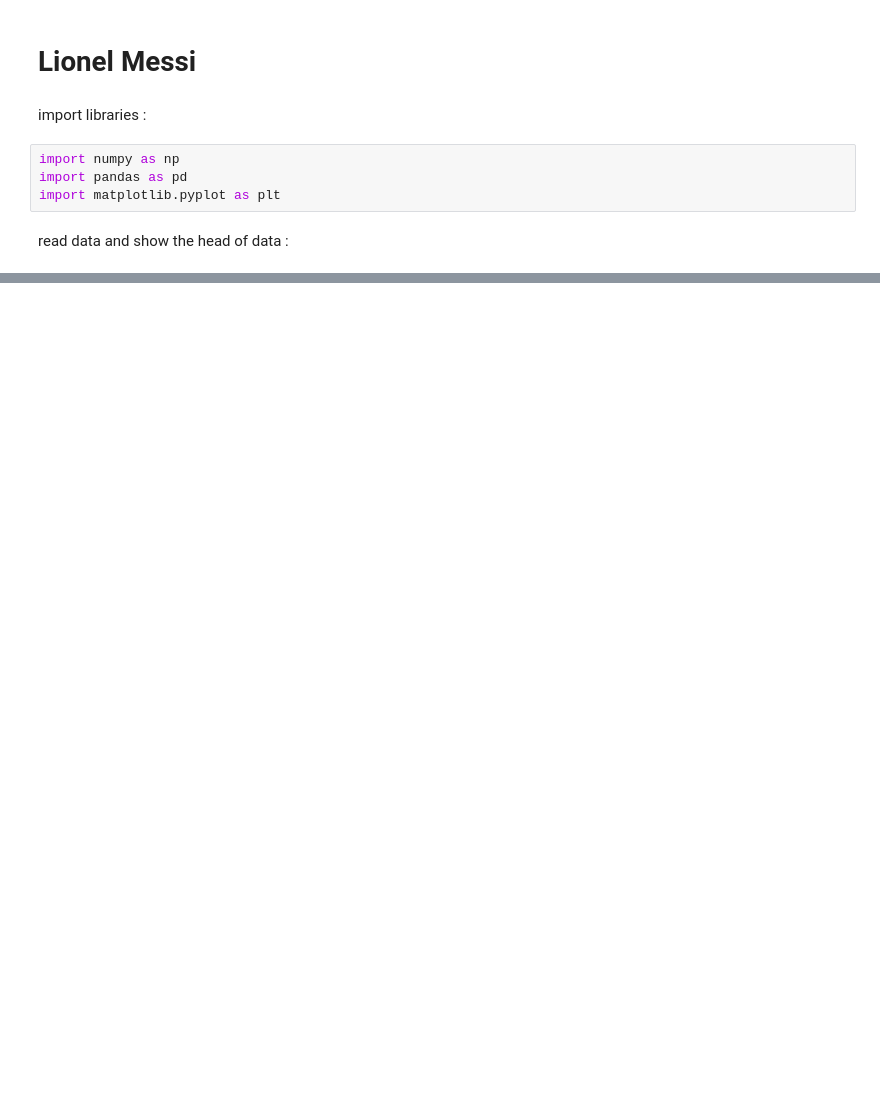
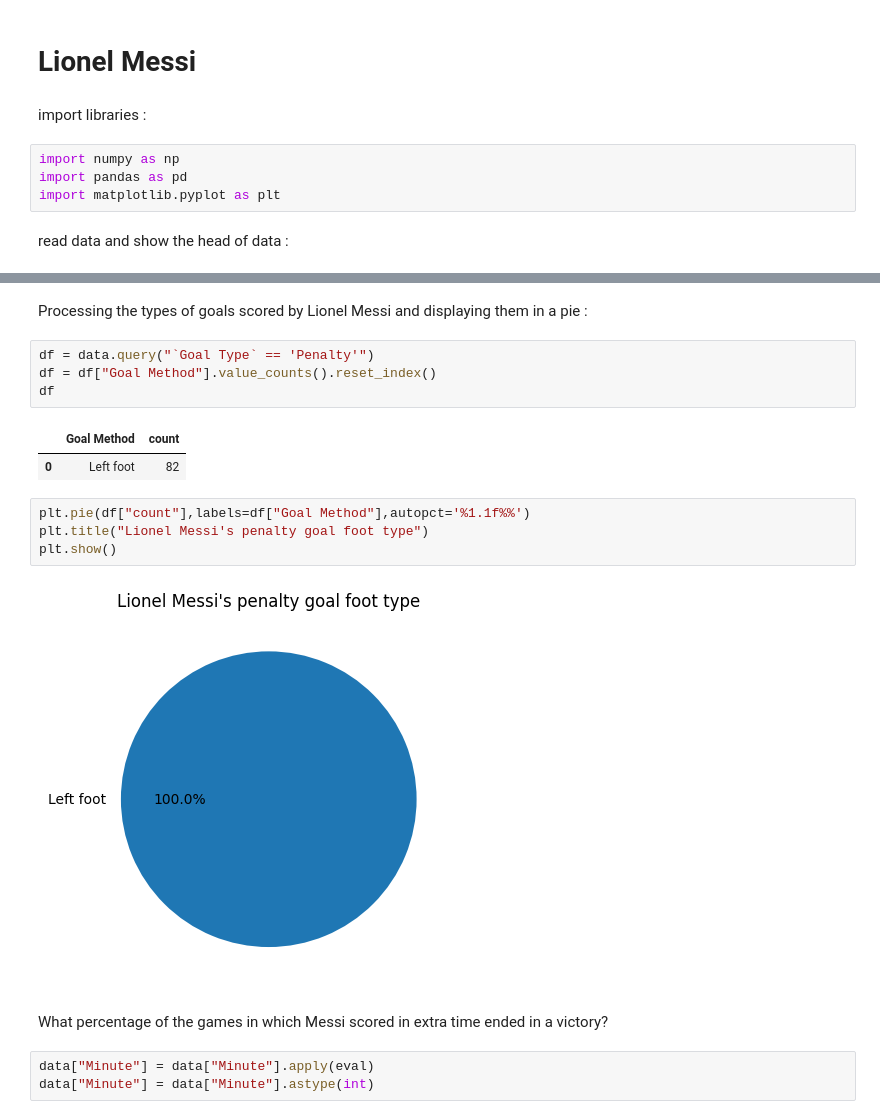
Before and after one commit to Moein-Moatali-2006/Data-Science, a Jupyter notebook: Data Science 5.4/Lionel Messi/main.ipynb, the cells around one changed output, grey strips where cells are left out. Drawn from its saved outputs; the diff is of its cells as text; blank space fills up the shorter version.

```diff
--- a/Data Science 5.4/Lionel Messi/main.ipynb
+++ b/Data Science 5.4/Lionel Messi/main.ipynb
@@ -20,0 +46,20 @@ data.head()
+# %% [markdown]
+Processing the types of goals scored by Lionel Messi and displaying them in a pie :
+# %%
+df = data.query("`Goal Type` == 'Penalty'")
+df = df["Goal Method"].value_counts().reset_index()
+df
+# %% [output]
+|  | Goal Method | count |
+| 0 | Left foot | 82 |
+# %%
+plt.pie(df["count"],labels=df["Goal Method"],autopct='%1.1f%%')
+plt.title("Lionel Messi's penalty goal foot type")
+plt.show()
+# %% [output]
+[figure, added]
+# %% [markdown]
+What percentage of the games in which Messi scored in extra time ended in a victory?
+# %%
+data["Minute"] = data["Minute"].apply(eval)
+data["Minute"] = data["Minute"].astype(int)
```
Also changed, not shown: parts of 5 cells of this notebook, 3 other files.
